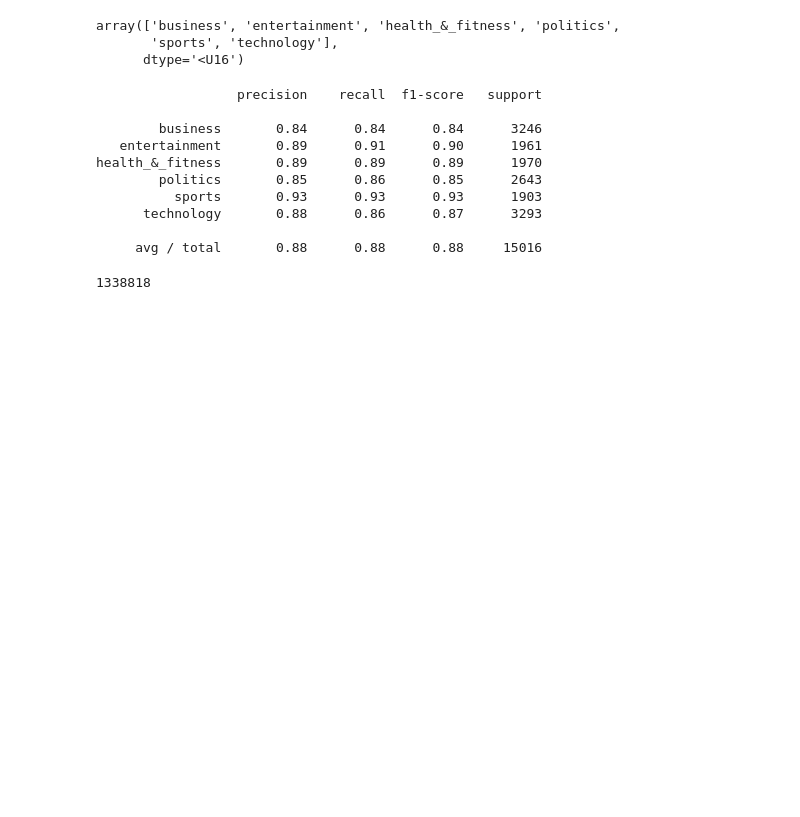
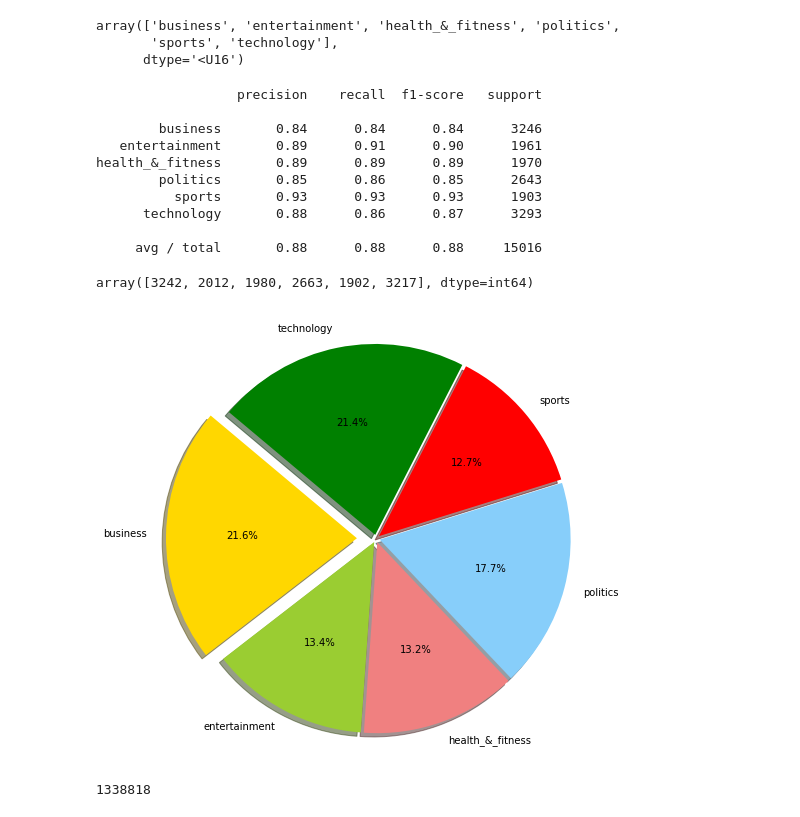
Before and after one commit to abdullah693/TwitterNews, a Jupyter notebook: Get User Tweets.ipynb, the cells around one changed output. Drawn from its saved outputs; the diff is of its cells as text; code cells hidden in the pictures; blank space fills up the shorter version.

```diff
--- a/Get User Tweets.ipynb
+++ b/Get User Tweets.ipynb
@@ -576,6 +578,28 @@ health_&_fitness       0.89      0.89      0.89      1970
       technology       0.88      0.86      0.87      3293
 
      avg / total       0.88      0.88      0.88     15016
+# %%
+np.unique(y_pred_NN_labels, return_counts = True)[1]
+# %% [output]
+array([3242, 2012, 1980, 2663, 1902, 3217], dtype=int64)
+# %%
+import matplotlib.pyplot as plt
+
+# Data to plot
+labels = np.unique(y_pred_NN_labels, return_counts = True)[0]
+sizes = np.unique(y_pred_NN_labels, return_counts = True)[1]
+colors = ['gold', 'yellowgreen', 'lightcoral', 'lightskyblue', 'red', 'green']
+explode = (0.1, 0.02, 0.02, 0.02, 0.02, 0.02)  # explode 1st slice
+
+# Plot
+plt.figure(figsize=(8,8))
+plt.pie(sizes, explode=explode, labels=labels, colors=colors,
+        autopct='%1.1f%%', shadow=True, startangle=140)
+
+plt.axis('equal')
+plt.show()
+# %% [output]
+[figure, added]
 # %%
 model = gensim.models.Word2Vec(iter=50, min_count=5, size = 200, sg = 1, window = 5,workers = 4)
 model.build_vocab(texts, progress_per=10000)
```
Also changed, not shown: parts of 1 cell of this notebook.
